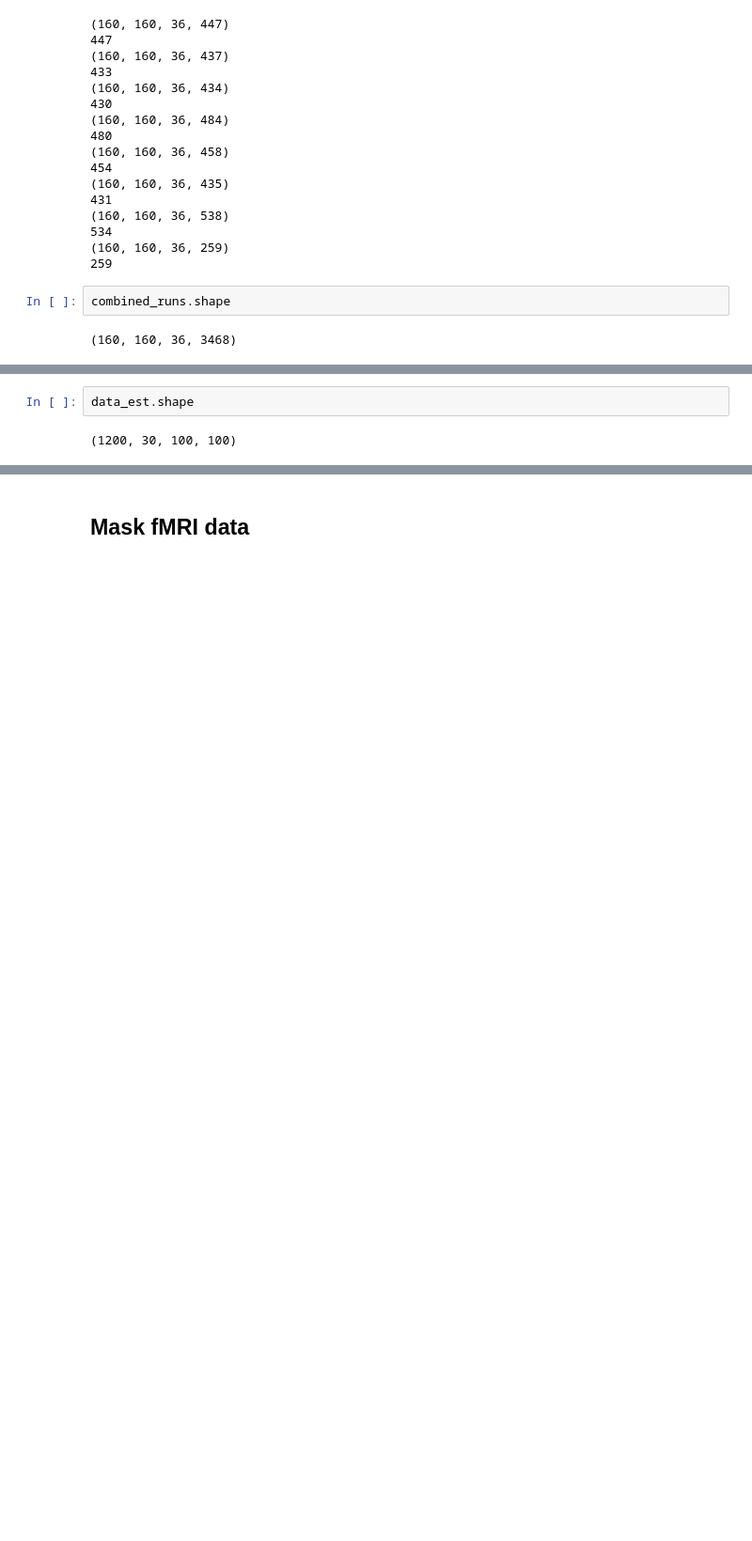
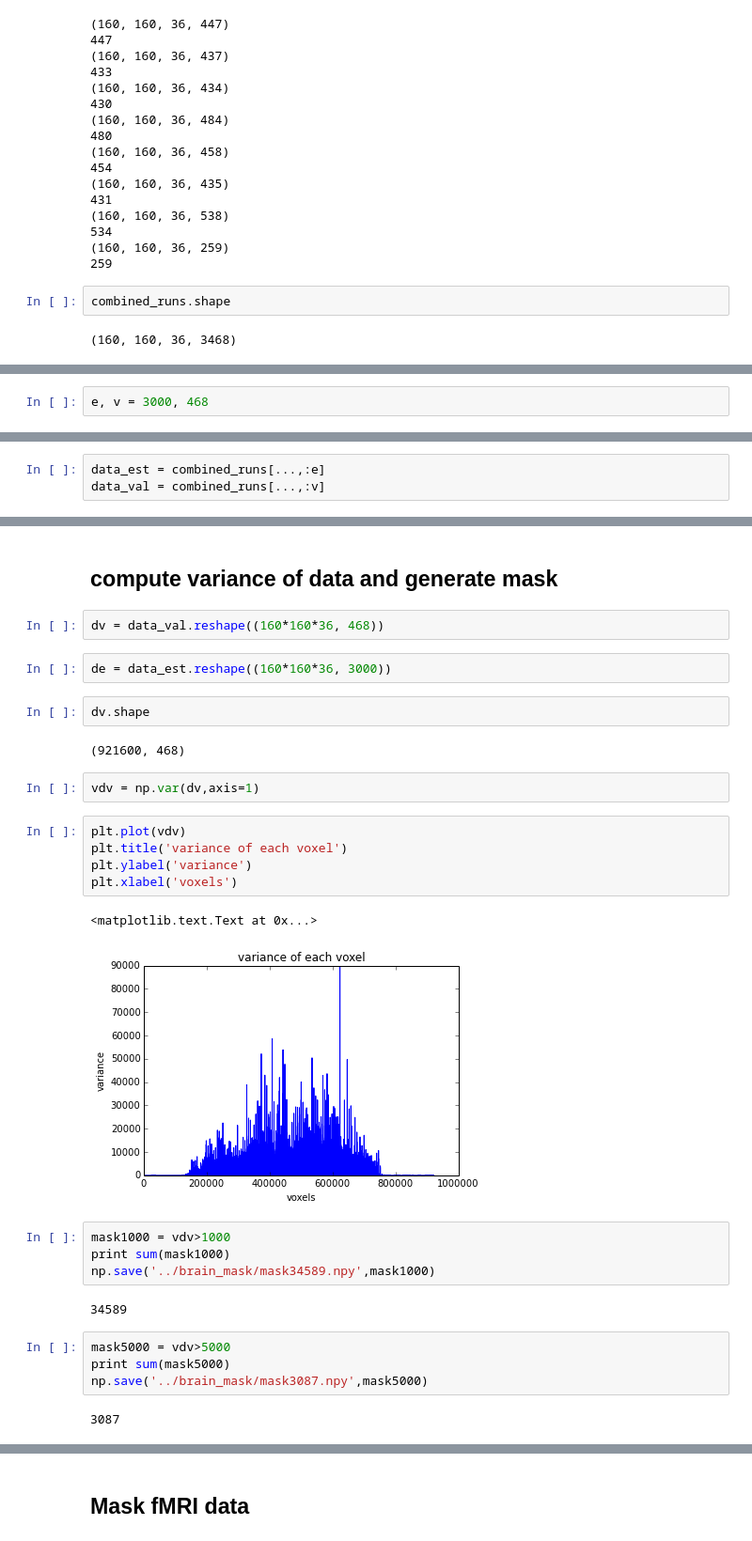
Before and after one commit to berkeley-stat159/project-beta, a Jupyter notebook: code/OpenFMRI modeling.ipynb, the cells around one changed output, grey strips where cells are left out. Shown at 94% size. Drawn from its saved outputs; the diff is of its cells as text; blank space fills up the shorter version.

Commit message:
added brain mask

```diff
--- a/code/OpenFMRI modeling.ipynb
+++ b/code/OpenFMRI modeling.ipynb
@@ -109,0 +102,2 @@ stim_fs_val =
+# %%
+e, v = 3000, 468
@@ -110 +107,4 @@ stim_fs_val =
+# %%
+data_est = combined_runs[...,:e]
+data_val = combined_runs[...,:v]
 # %%
@@ -130,4 +122,32 @@ data_
+# %% [markdown]
+## compute variance of data and generate mask
+# %%
+dv = data_val.reshape((160*160*36, 468))
+# %%
+de = data_est.reshape((160*160*36, 3000))
 # %%
-data_est.shape
+dv.shape
 # %% [output]
-(1200, 30, 100, 100)
+(921600, 468)
+# %%
+vdv = np.var(dv,axis=1)
+# %%
+plt.plot(vdv)
+plt.title('variance of each voxel')
+plt.ylabel('variance')
+plt.xlabel('voxels')
+# %% [output]
+<matplotlib.text.Text at 0x...>
+[figure, added]
+# %%
+mask1000 = vdv>1000
+print sum(mask1000)
+np.save('../brain_mask/mask34589.npy',mask1000)
+# %% [output]
+34589
+# %%
+mask5000 = vdv>5000
+print sum(mask5000)
+np.save('../brain_mask/mask3087.npy',mask5000)
+# %% [output]
+3087
```
Also changed, not shown: parts of 13 cells of this notebook, 3 other files.
